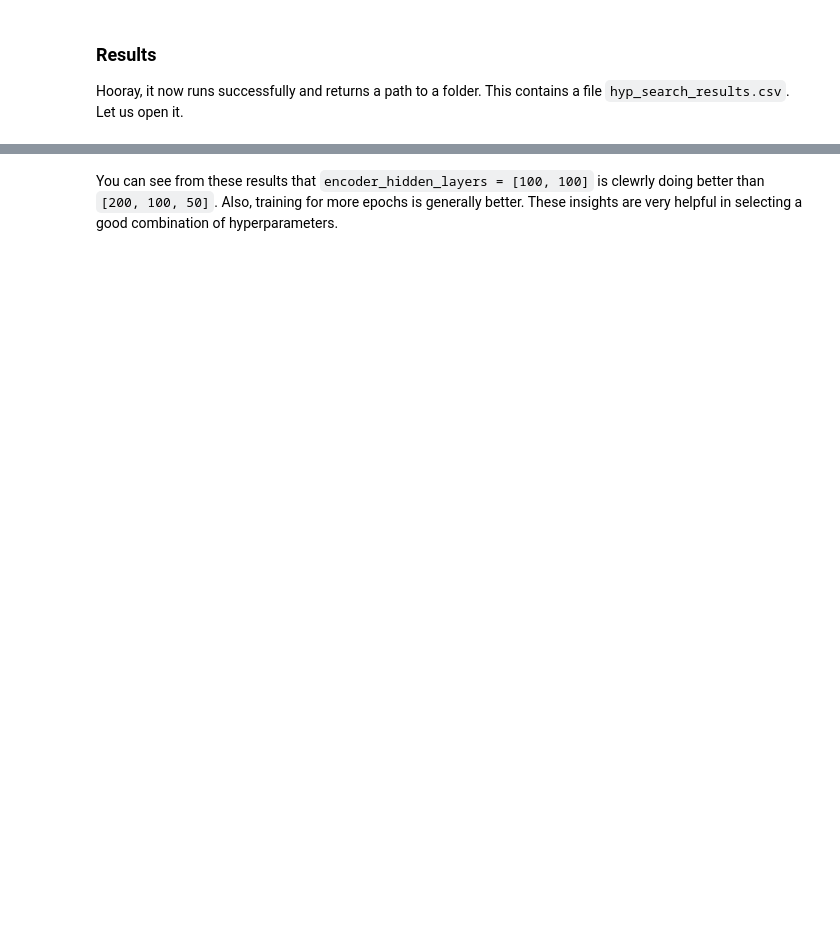
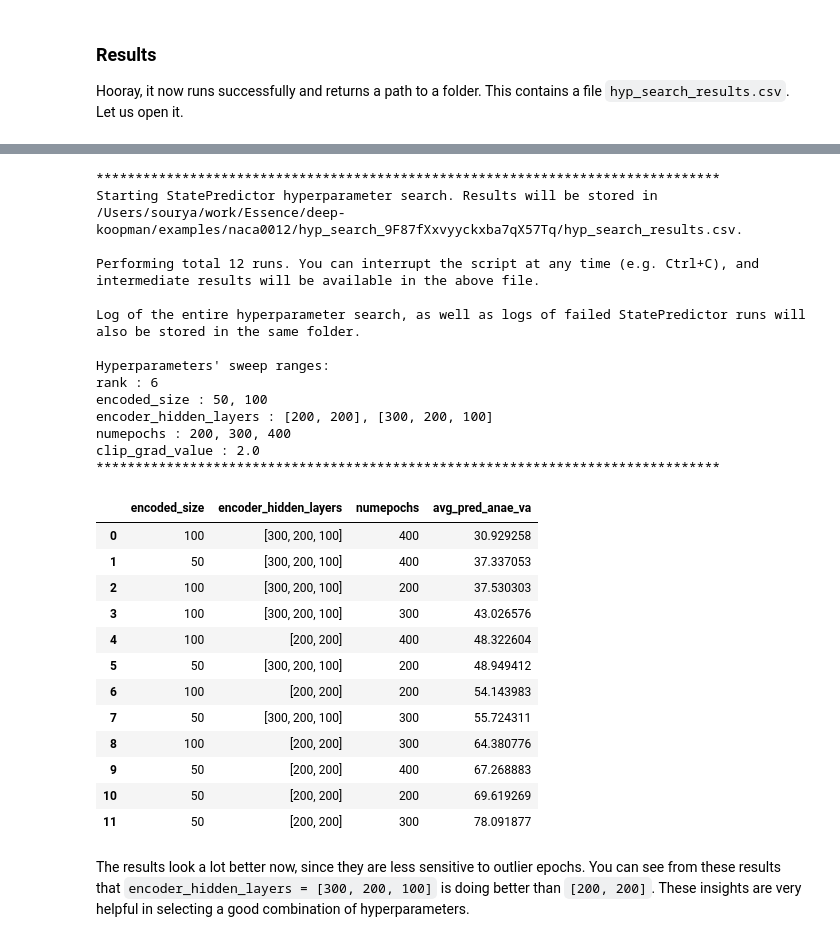
Before and after one commit to GaloisInc/dlkoopman, a Jupyter notebook: examples/naca0012/hyp_search.ipynb, the cells around one changed output, grey strips where cells are left out. Drawn from its saved outputs; the diff is of its cells as text; code cells hidden in the pictures; blank space fills up the shorter version.

```diff
--- a/examples/naca0012/hyp_search.ipynb
+++ b/examples/naca0012/hyp_search.ipynb
@@ -153,2 +168,42 @@ df_truncated
+# %%
+utils.set_seed(10)
+
+output_folder = run_hyp_search(
+    dh = dh,
+    hyp_options = hyp_options,
+    avg_ignore_initial_epochs = 100
+)
+
+df = pd.read_csv(os.path.join(output_folder, 'hyp_search_results.csv'))
+df_truncated = df[['encoded_size', 'encoder_hidden_layers', 'numepochs', 'avg_pred_anae_va']]
+df_truncated
+# %% [output]
+********************************************************************************
+Starting StatePredictor hyperparameter search. Results will be stored in /Users/sourya/work/Essence/deep-koopman/examples/naca0012/hyp_search_9F87fXxvyyckxba7qX57Tq/hyp_search_results.csv.
+
+Performing total 12 runs. You can interrupt the script at any time (e.g. Ctrl+C), and intermediate results will be available in the above file.
+
+Log of the entire hyperparameter search, as well as logs of failed StatePredictor runs will also be stored in the same folder.
+
+Hyperparameters' sweep ranges:
+rank : 6
+encoded_size : 50, 100
+encoder_hidden_layers : [200, 200], [300, 200, 100]
+numepochs : 200, 300, 400
+clip_grad_value : 2.0
+********************************************************************************
+|  | encoded_size | encoder_hidden_layers | numepochs | avg_pred_anae_va |
+| 0 | 100 | [300, 200, 100] | 400 | 30.929258 |
+| 1 | 50 | [300, 200, 100] | 400 | 37.337053 |
+| 2 | 100 | [300, 200, 100] | 200 | 37.530303 |
+| 3 | 100 | [300, 200, 100] | 300 | 43.026576 |
+| 4 | 100 | [200, 200] | 400 | 48.322604 |
+| 5 | 50 | [300, 200, 100] | 200 | 48.949412 |
+| 6 | 100 | [200, 200] | 200 | 54.143983 |
+| 7 | 50 | [300, 200, 100] | 300 | 55.724311 |
+| 8 | 100 | [200, 200] | 300 | 64.380776 |
+| 9 | 50 | [200, 200] | 400 | 67.268883 |
+| 10 | 50 | [200, 200] | 200 | 69.619269 |
+| 11 | 50 | [200, 200] | 300 | 78.091877 |
 # %% [markdown]
-You can see from these results that `encoder_hidden_layers = [100, 100]` is clewrly doing better than `[200, 100, 50]`. Also, training for more epochs is generally better. These insights are very helpful in selecting a good combination of hyperparameters.
+The results look a lot better now, since they are less sensitive to outlier epochs. You can see from these results that `encoder_hidden_layers = [300, 200, 100]` is doing better than `[200, 200]`. These insights are very helpful in selecting a good combination of hyperparameters.
```
Also changed, not shown: parts of 26 cells of this notebook, 13 other files.
